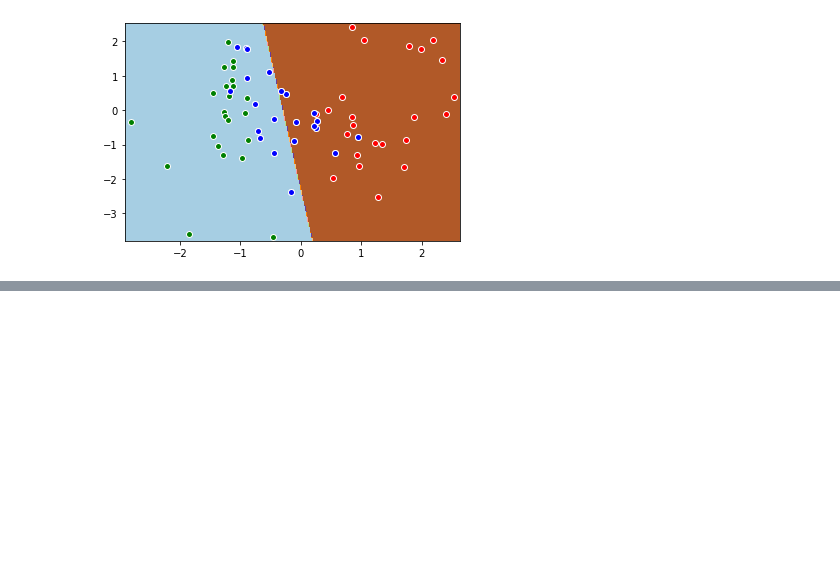
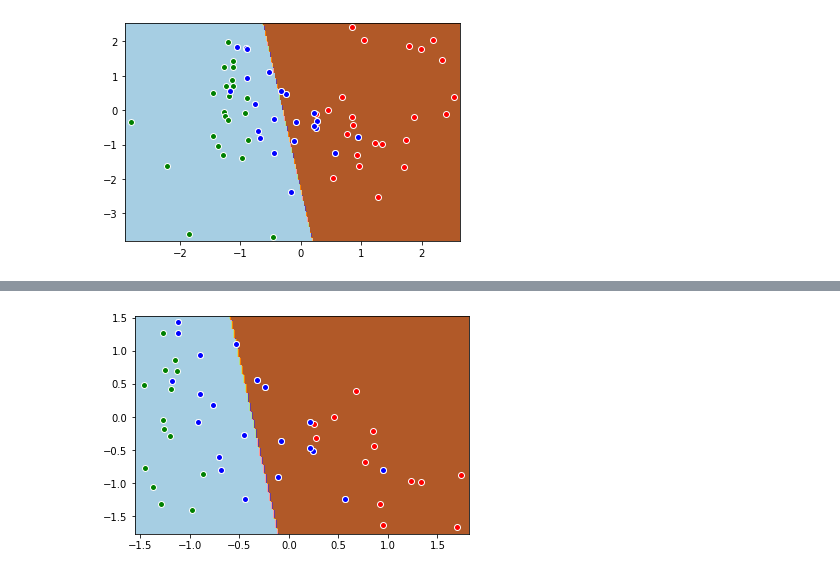
Before and after one commit to ProfAI/machine-learning-modelli-e-algoritmi, a Jupyter notebook: 4 - SVM/svm.ipynb, the cells around one changed output, grey strips where cells are left out. Drawn from its saved outputs; the diff is of its cells as text; code cells hidden in the pictures; blank space fills up the shorter version.

```diff
--- a/4 - SVM/svm.ipynb
+++ b/4 - SVM/svm.ipynb
@@ -152,0 +159,6 @@ plot_decision_boundary(svc, (X_train2, y_train2), sv=svc.support_vectors_)
+# %%
+outliers_map = np.abs(stats.zscore(X_train)) < X_train.std(axis=0)
+outliers_map = outliers_map[:,0] & outliers_map[:,1]
+# %%
+X_train_filtered = X_train[outliers_map]
+y_train_filtered = y_train[outliers_map]
@@ -152,0 +169,4 @@ plot_decision_boundary(svc, (X_train2, y_train2), sv=svc.support_vectors_)
+# %%
+svc = SVC(kernel="linear")
+svc.fit(X_train_filtered, y_train_filtered)
+classifier_report(svc, (X_test, y_test))
@@ -152,0 +182,4 @@ plot_decision_boundary(svc, (X_train2, y_train2), sv=svc.support_vectors_)
+# %%
+plot_decision_boundary(svc, (X_train_filtered, y_train_filtered), sv=svc.support_vectors_)
+# %% [output]
+[figure, added]
```
Also changed, not shown: parts of 6 cells of this notebook.
